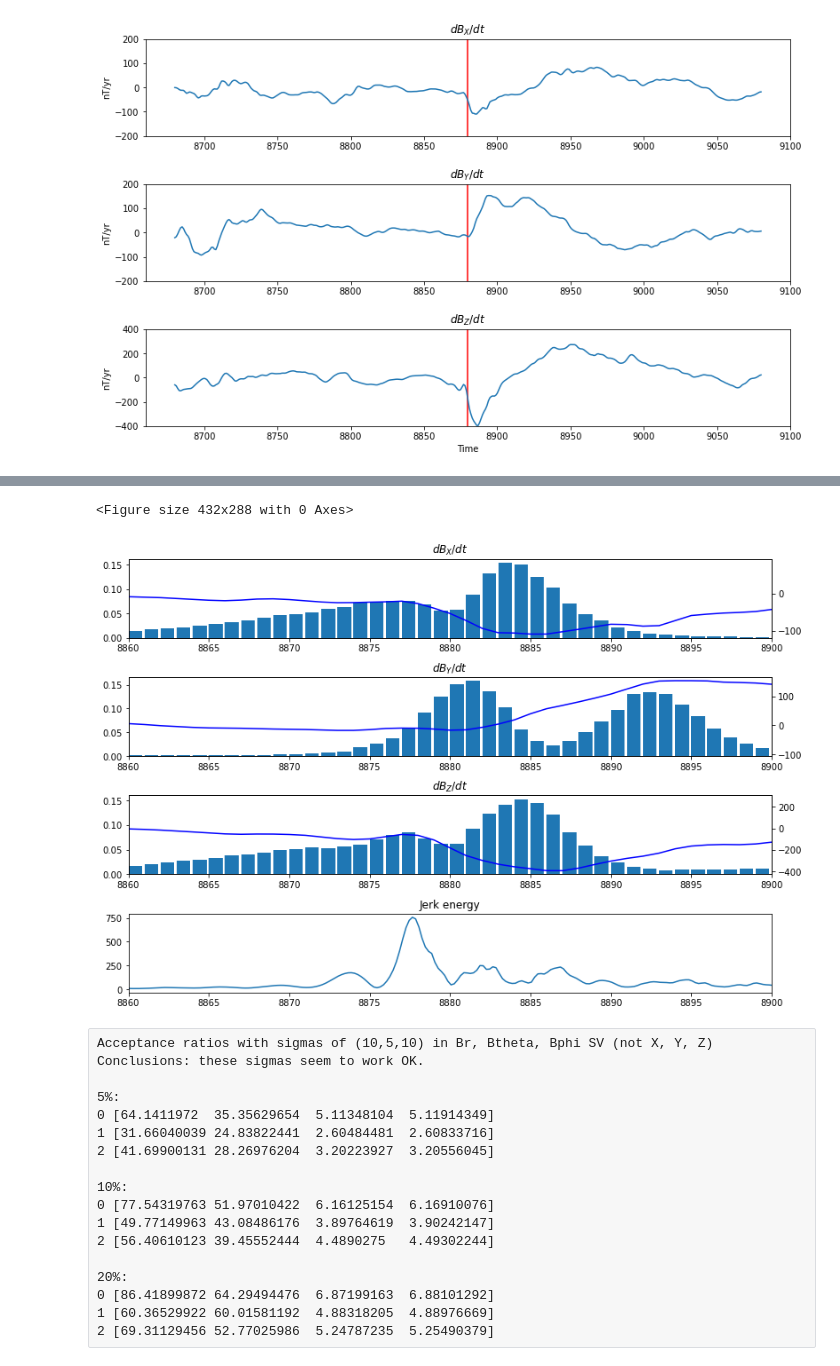
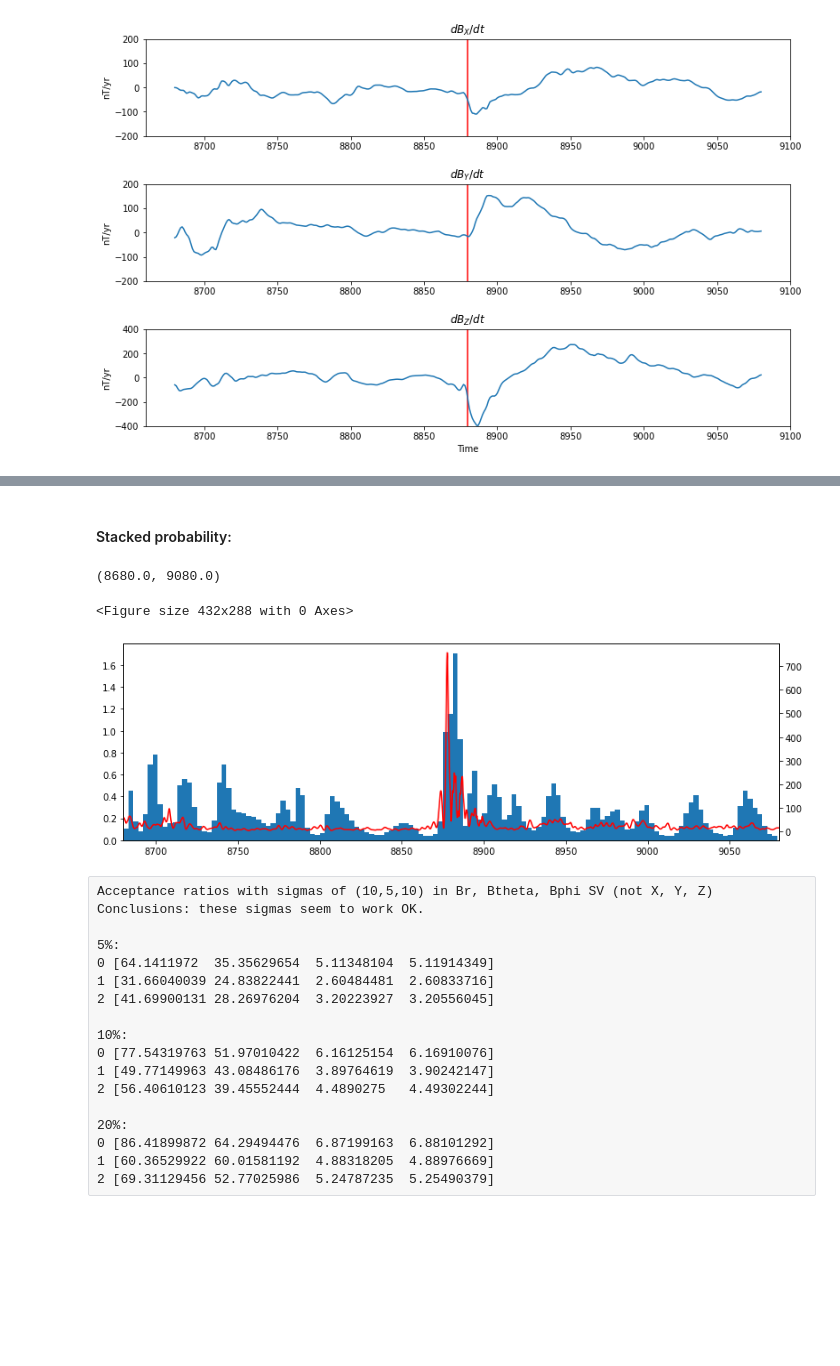
Before and after one commit to plivermore/jerk_finder, a Jupyter notebook: Python/Explore_path_model1.ipynb, the cells around one changed output, grey strips where cells are left out. Drawn from its saved outputs; the diff is of its cells as text; code cells hidden in the pictures; blank space fills up the shorter version.

```diff
--- a/Python/Explore_path_model1.ipynb
+++ b/Python/Explore_path_model1.ipynb
@@ -219,34 +283,20 @@ plt.savefig('Jerk9_xyz_like_'+str(SV_error)+'.pdf')
-# %%
-plt.figure()
-f, (ax1, ax2,ax3,ax4) = plt.subplots(4, 1, figsize=(13,9) )
-fac = (NSAMPLE-burn_in)/THIN
-left_edges = np.linspace(TIMES_MIN, TIMES_MAX, CP_NBINS,endpoint=False)
-ax1.bar(left_edges, CP_hist_save[0,:]/fac, align='edge', width = 0.85*(left_edges[1] - left_edges[0]))
-ax2.bar(left_edges, CP_hist_save[1,:]/fac, align='edge', width = 0.85*(left_edges[1] - left_edges[0]))
-ax3.bar(left_edges, CP_hist_save[2,:]/fac, align='edge', width = 0.85*(left_edges[1] - left_edges[0]))
-ax5 = ax1.twinx()
-ax5.plot(TIMES,Bx_dot,'b')
-ax5 = ax2.twinx()
-ax5.plot(TIMES,By_dot,'b')
-ax5 = ax3.twinx()
-ax5.plot(TIMES,Bz_dot,'b')
-ax1.set_xlim(8860, 8900 )
-ax2.set_xlim(8860, 8900 )
-ax3.set_xlim(8860, 8900 )
-
-time_EJ, EJ = np.loadtxt('Jerk_energy.dat',unpack=True)
-ax4.plot(time_EJ, EJ )
-ax4.set_xlim(8860, 8900 )
-ax4.set_title('Jerk energy')
-
-ax1.set_title(r'$d{B_X}/dt$')
-ax2.set_title(r'$d{B_Y}/dt$')
-ax3.set_title(r'$d{B_Z}/dt$')
-plt.subplots_adjust(left=None, bottom=None, right=None, top=None, wspace=None, hspace=0.5)
-plt.savefig('Jerk9_xyz_like_'+str(SV_error)+'zoomed.pdf')
-# %% [output]
-<Figure size 432x288 with 0 Axes>
-[figure, removed]
+# %% [markdown]
+#### Stacked probability:
+# %%
+plt.figure()
+f, (ax1 ) = plt.subplots(1, 1, figsize=(13,4) )
+fac = (NSAMPLE-burn_in)/THIN
+left_edges = time_intervals_edges[:-1]
+ax1.bar(left_edges, np.sum(CP_hist_save[:,:],axis=0)/fac, align='edge', width = 1*(left_edges[1] - left_edges[0]))
+
+ax1b = ax1.twinx()
+time_EJ, EJ = np.loadtxt('Jerk_energy.dat',unpack=True)
+ax1b.plot(time_EJ, EJ,'r' )
+ax1.set_xlim(time_yearly.min(), time_yearly.max() )
+# %% [output]
+(8680.0, 9080.0)
+<Figure size 432x288 with 0 Axes>
+[figure, added]
 # %% [raw]
 Acceptance ratios with sigmas of (10,5,10) in Br, Btheta, Bphi SV (not X, Y, Z)
 Conclusions: these sigmas seem to work OK.
```
Also changed, not shown: parts of 37 cells of this notebook, 14 other files.
